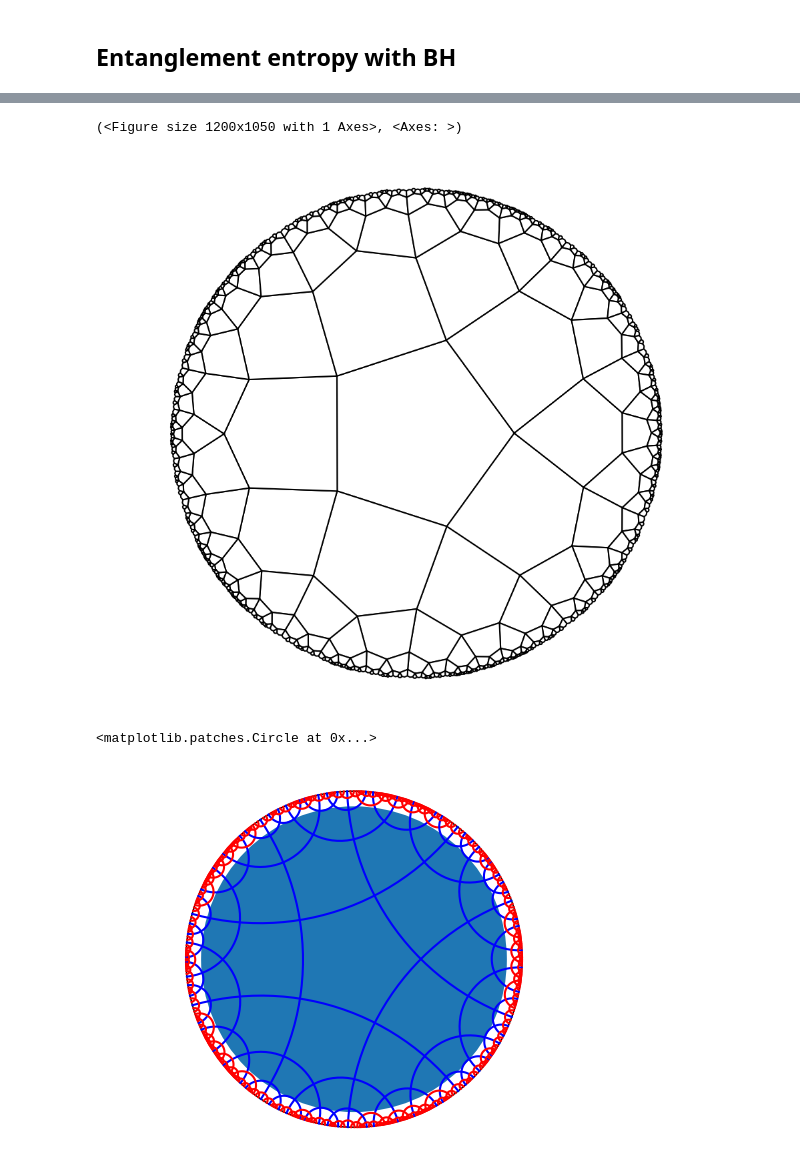
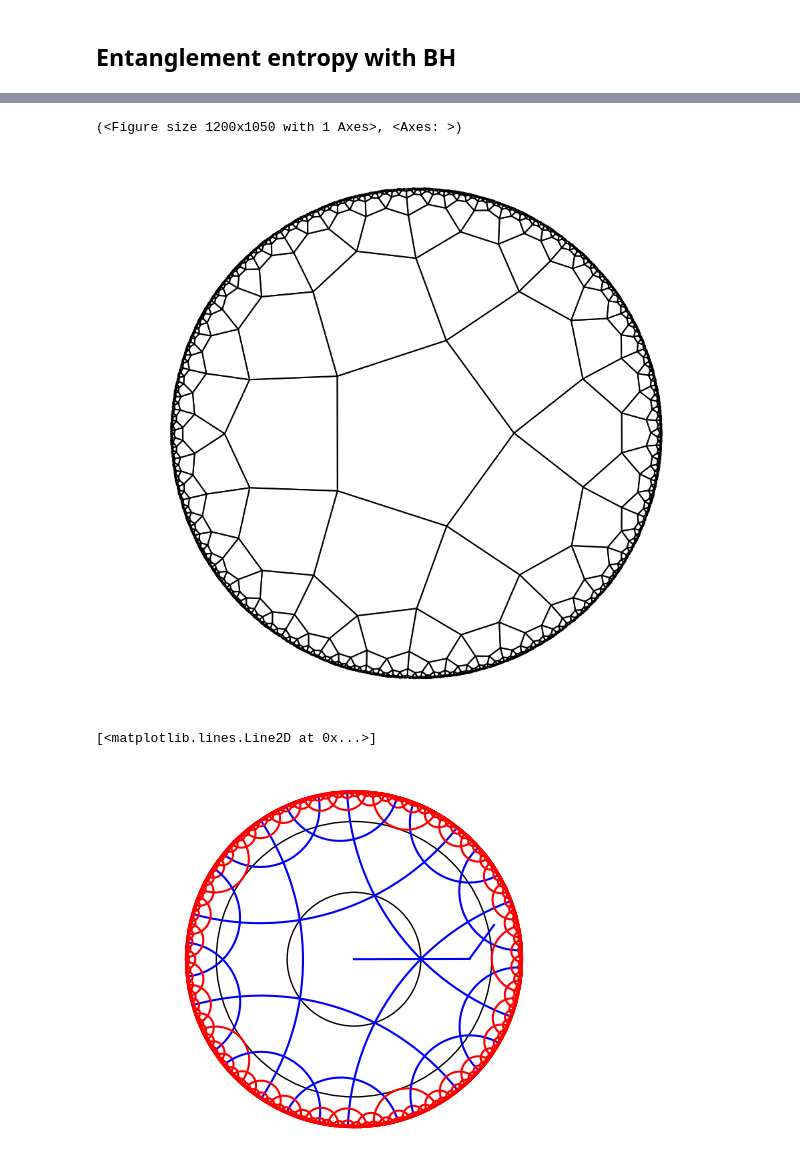
Before and after one commit to Alejo-Costa-Duran/HyperbolicFractonModel, a Jupyter notebook: Simulation.ipynb, the cells around one changed output, grey strips where cells are left out. Saved outputs shown, nothing was run; the diff lists cells and outputs as text; code cells hidden in the pictures.

```diff
--- a/Simulation.ipynb
+++ b/Simulation.ipynb
@@ -267,8 +267,8 @@ plt.savefig("./CorrelationsTemps.png")
 # %% [markdown]
 ## Entanglement entropy with BH
 # %%
-model = md.FractonModel(5,4,5, kernel = 'SRG')
+model = md.FractonModel(5,4,6)
 insidePols = insidePolygons(model)
-print(sorted(list(set([np.round(g.distanceToOrigin+0.0001,4) for g in model.geodesicList]))))
-bHoleRads = [0.01,0.3037, 0.7076, 0.8198, 0.8893, 0.9036, 0.9202, 0.9377, 0.9452, 0.9605, 0.9663]
+print(sorted(list(set([np.round(g.distanceToOrigin+0.000001,6) for g in model.geodesicList]))))
+bHoleRads = [0.01,0.3037, 0.7076, 0.8198, 0.8893, 0.9036, 0.9202, 0.9377, 0.9452, 0.9605, 0.9663,0.9678,0.9699,0.9728,0.9743,0.9765,0.9783,0.9815]
 # %% [output]
@@ -279,7 +279,7 @@ halfBorderSize = int(len(model.border)/2)
 borderPolygons = model.border
 entropy = np.zeros((len(bHoleRads),borderSize-1))
 
-step = 1
+step = 5
 numStatistics = int(borderSize/step)
 
 for radIdx,rad in enumerate(bHoleRads):
@@ -412,12 +423,10 @@ Text(0.5, 0, 'Black hole hyperbolic radius')
+# %%
+for g in model.geodesicList
 # %%
 model.quick_plot()
 # %% [output]
 (<Figure size 1200x1050 with 1 Axes>, <Axes: >)
-[figure, old version]
+[figure, new version]
-# %%
-model = md.FractonModel(5,4,5)
-insidePols = insidePolygons(model)
-bHoleRads = [0.01,0.31,0.71,0.82,0.89]
 # %%
 def geodesic(z1,z2,color,style,circle=False):
     if (np.round(np.real(z1)*np.imag(z2)-np.real(z2)*np.imag(z1),2))!= 0:
@@ -442,20 +451,24 @@ def geodesic(z1,z2,color,style,circle=False):
         ax.plot(np.real(zs),np.imag(zs),style,color=color)
 # %%
 rads = [0.3036, 0.7075, 0.8197, 0.8892, 0.9035, 0.9201, 0.9376, 0.945, 0.9603, 0.9661, 0.9676, 0.9697, 0.9726, 0.9741, 0.9763, 0.9781, 0.9813, 0.9818, 0.9825, 0.984, 0.9844, 0.9867, 0.9871, 0.9885, 0.9896, 0.9914, 0.992]
-rad = 0.91
+rad = 0.7075
 for g in model.geodesicList:
-    if g.distanceToOrigin > rad:
+    if g.distanceToOrigin <rad:
+        geodesic(g.endpoints[0],g.endpoints[1],'blue','-')
+    else:
         geodesic(g.endpoints[0],g.endpoints[1],'red','-')
-    else:
-        #geodesic(g.endpoints[0],g.endpoints[1],'blue','-')
 
 plt.axis('equal')
 plt.axis('off')
 circle = plt.Circle((0, 0), 1, fill = False)
 ax = plt.gca()
 ax.add_patch(circle)
-circle2 = plt.Circle((0, 0), rad)
+circle2 = plt.Circle((0, 0), np.sqrt(0.15838444403), fill = False)
 ax.add_patch(circle2)
+circle2 = plt.Circle((0, 0), 0.8196, fill = False)
+ax.add_patch(circle2)
+plt.plot([0,model.centers[2].real],[0,model.centers[2].imag], color = 'blue')
+plt.plot([model.centers[2].real,model.centers[4].real],[model.centers[2].imag,model.centers[4].imag], color = 'blue')
 # %% [output]
-<matplotlib.patches.Circle at 0x...>
+[<matplotlib.lines.Line2D at 0x...>]
-[figure, old version]
+[figure, new version]
```
Also changed, not shown: parts of 8 cells of this notebook, 4 other files.
